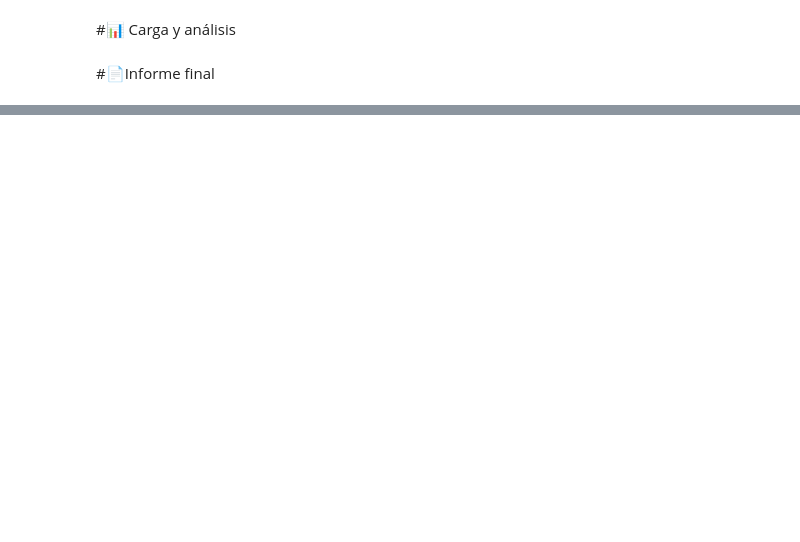
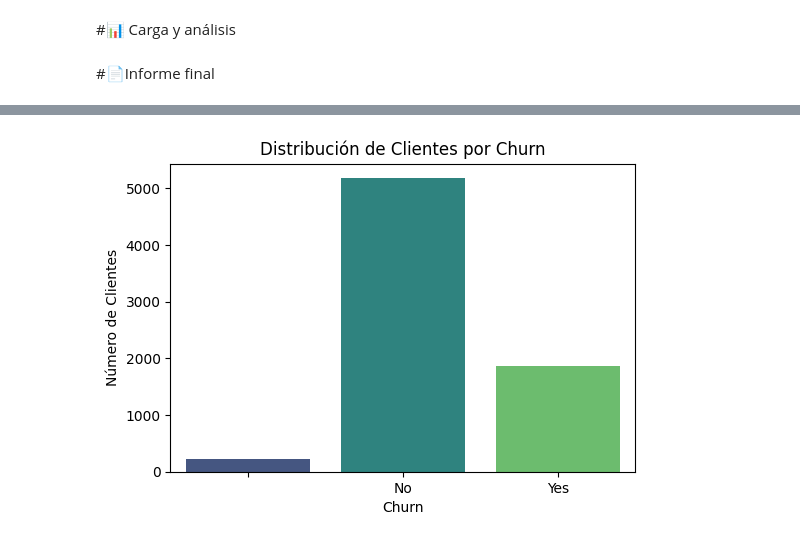
Before and after one commit to Scf300/TELECOMX_LATAM, a Jupyter notebook: TelecomX_LATAM.ipynb, the cells around one changed output, grey strips where cells are left out. Cells and saved outputs as stored; diff of their text form; code cells hidden in the pictures; blank space fills up the shorter version.

```diff
--- a/TelecomX_LATAM.ipynb
+++ b/TelecomX_LATAM.ipynb
@@ -57,0 +165,9 @@ df.tail()
+# %%
+df['SeniorCitizen'] = df['SeniorCitizen'].astype(bool)
+
+for col in df.columns:
+    if df[col].dtype == 'object' and col != 'customerID':
+        df[col] = df[col].astype('category')
+
+print("DataFrame after converting 'SeniorCitizen' and other object columns to appropriate types:")
+df.info()
@@ -57,0 +221,4 @@ df.tail()
+# %%
+df['Charges.Total'].fillna(df['Charges.Total'].mean(), inplace=True)
+print("Missing values after imputation:")
+print(df.isnull().sum())
@@ -57,0 +252,4 @@ df.tail()
+# %%
+df['Charges.Total'] = df['Charges.Total'].fillna(df['Charges.Total'].mean())
+print("Missing values after imputation:")
+print(df.isnull().sum())
@@ -57,0 +280,6 @@ df.tail()
+# %%
+# Crear la columna 'Cuentas_Diarias' (Daily Charges) dividiendo Charges.Monthly por 30
+df['Cuentas_Diarias'] = df['Charges.Monthly'] / 30
+
+print("DataFrame con la nueva columna 'Cuentas_Diarias':")
+display(df[['customerID', 'Charges.Monthly', 'Cuentas_Diarias']].head())
@@ -61,0 +350,12 @@ df.tail()
+# %%
+import matplotlib.pyplot as plt
+import seaborn as sns
+
+plt.figure(figsize=(6, 4))
+sns.countplot(x='Churn', data=df, palette='viridis', hue='Churn', legend=False)
+plt.title('Distribución de Clientes por Churn')
+plt.xlabel('Churn')
+plt.ylabel('Número de Clientes')
+plt.show()
+# %% [output]
+[figure, added]
```
Also changed, not shown: parts of 44 cells of this notebook.
